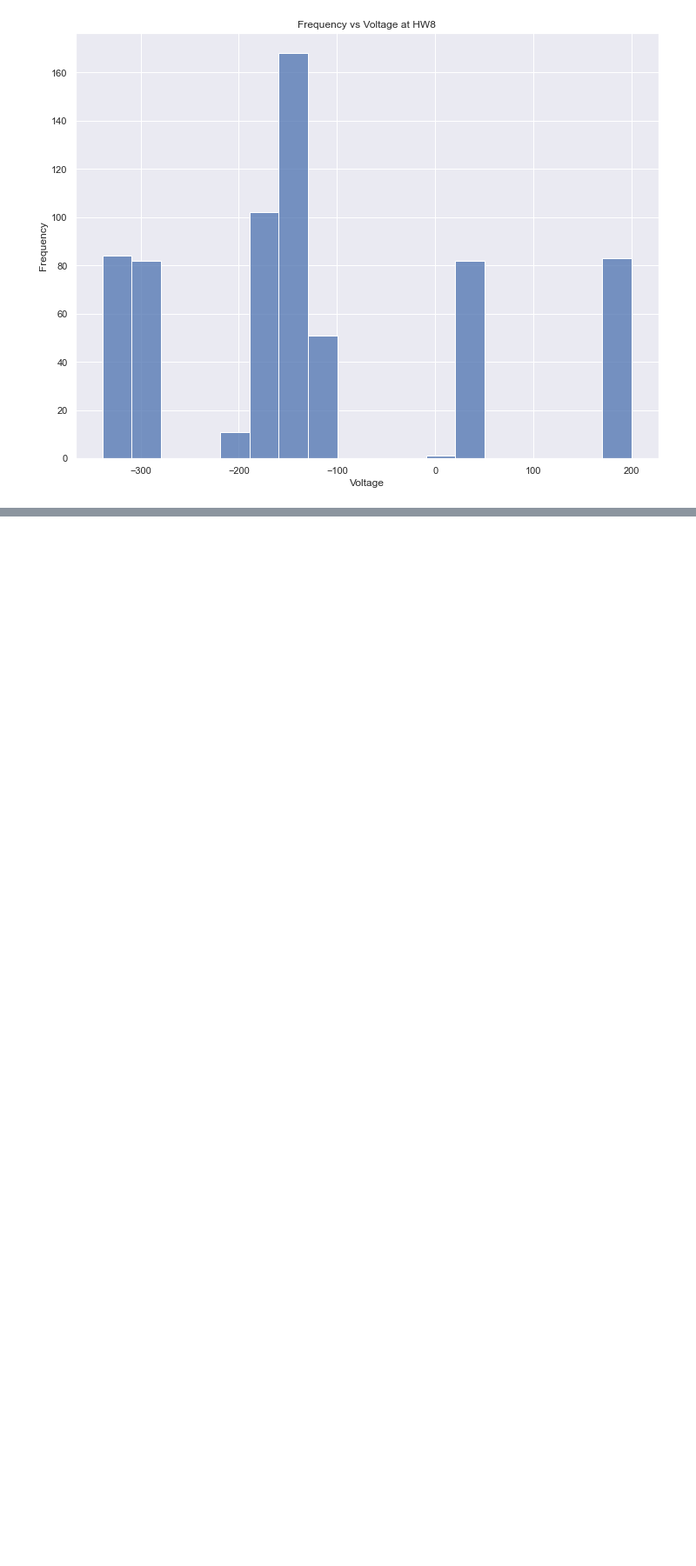
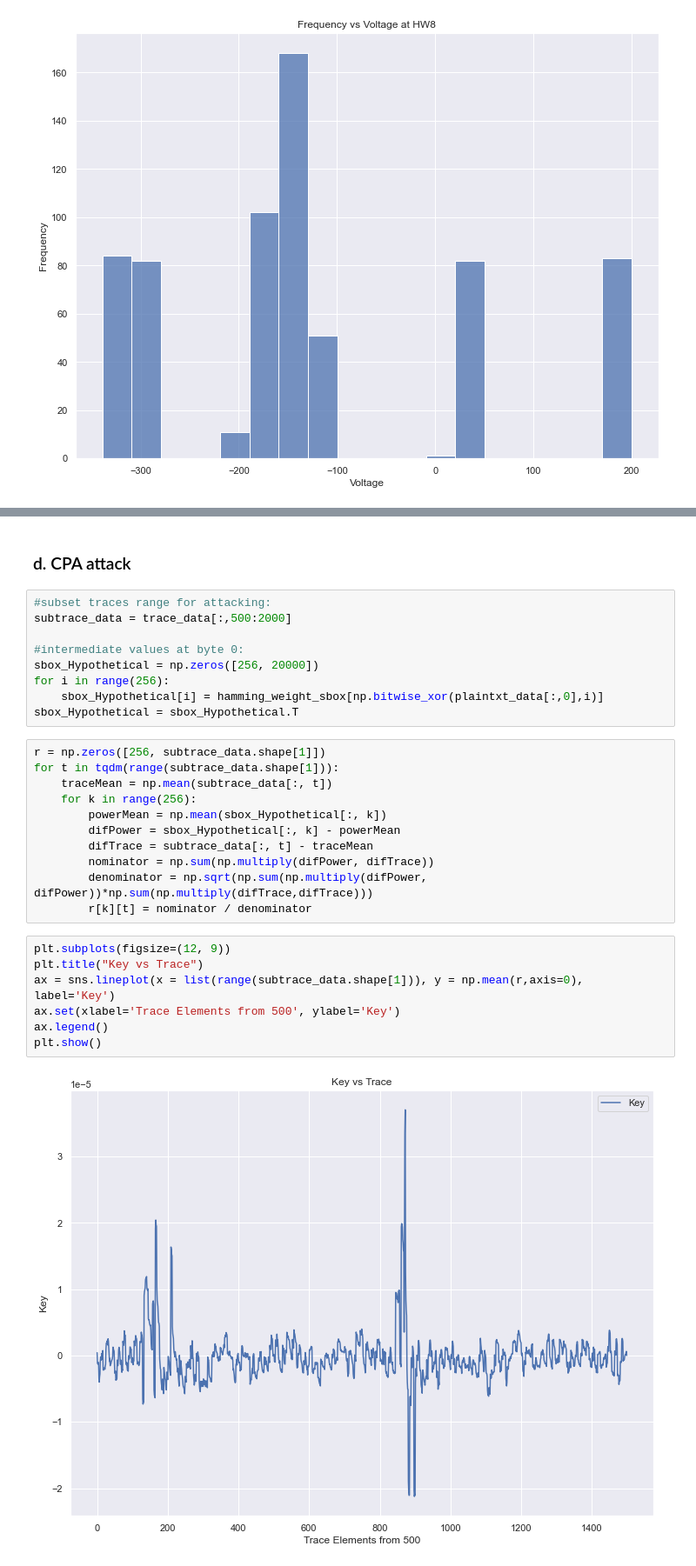
Before and after one commit to KingstonRainsworthCS/CS-599-PhysAttack, a Jupyter notebook: HW3/HW3.ipynb, the cells around one changed output, grey strips where cells are left out. Shown at 87% size. Drawn from its saved outputs; the diff is of its cells as text; blank space fills up the shorter version.

```diff
--- a/HW3/HW3.ipynb
+++ b/HW3/HW3.ipynb
@@ -258,0 +299,31 @@ plt.show()
+# %% [markdown]
+### d. CPA attack
+# %%
+#subset traces range for attacking:
+subtrace_data = trace_data[:,500:2000]
+
+#intermediate values at byte 0:
+sbox_Hypothetical = np.zeros([256, 20000])
+for i in range(256):
+    sbox_Hypothetical[i] = hamming_weight_sbox[np.bitwise_xor(plaintxt_data[:,0],i)]
+sbox_Hypothetical = sbox_Hypothetical.T
+# %%
+r = np.zeros([256, subtrace_data.shape[1]])
+for t in tqdm(range(subtrace_data.shape[1])):
+    traceMean = np.mean(subtrace_data[:, t])
+    for k in range(256):
+        powerMean = np.mean(sbox_Hypothetical[:, k])
+        difPower = sbox_Hypothetical[:, k] - powerMean
+        difTrace = subtrace_data[:, t] - traceMean
+        nominator = np.sum(np.multiply(difPower, difTrace))
+        denominator = np.sqrt(np.sum(np.multiply(difPower, difPower))*np.sum(np.multiply(difTrace,difTrace)))
+        r[k][t] = nominator / denominator
+# %%
+plt.subplots(figsize=(12, 9))
+plt.title("Key vs Trace")
+ax = sns.lineplot(x = list(range(subtrace_data.shape[1])), y = np.mean(r,axis=0), label='Key')
+ax.set(xlabel='Trace Elements from 500', ylabel='Key')
+ax.legend()
+plt.show()
+# %% [output]
+[figure, added]
```
Also changed, not shown: parts of 11 cells of this notebook.
